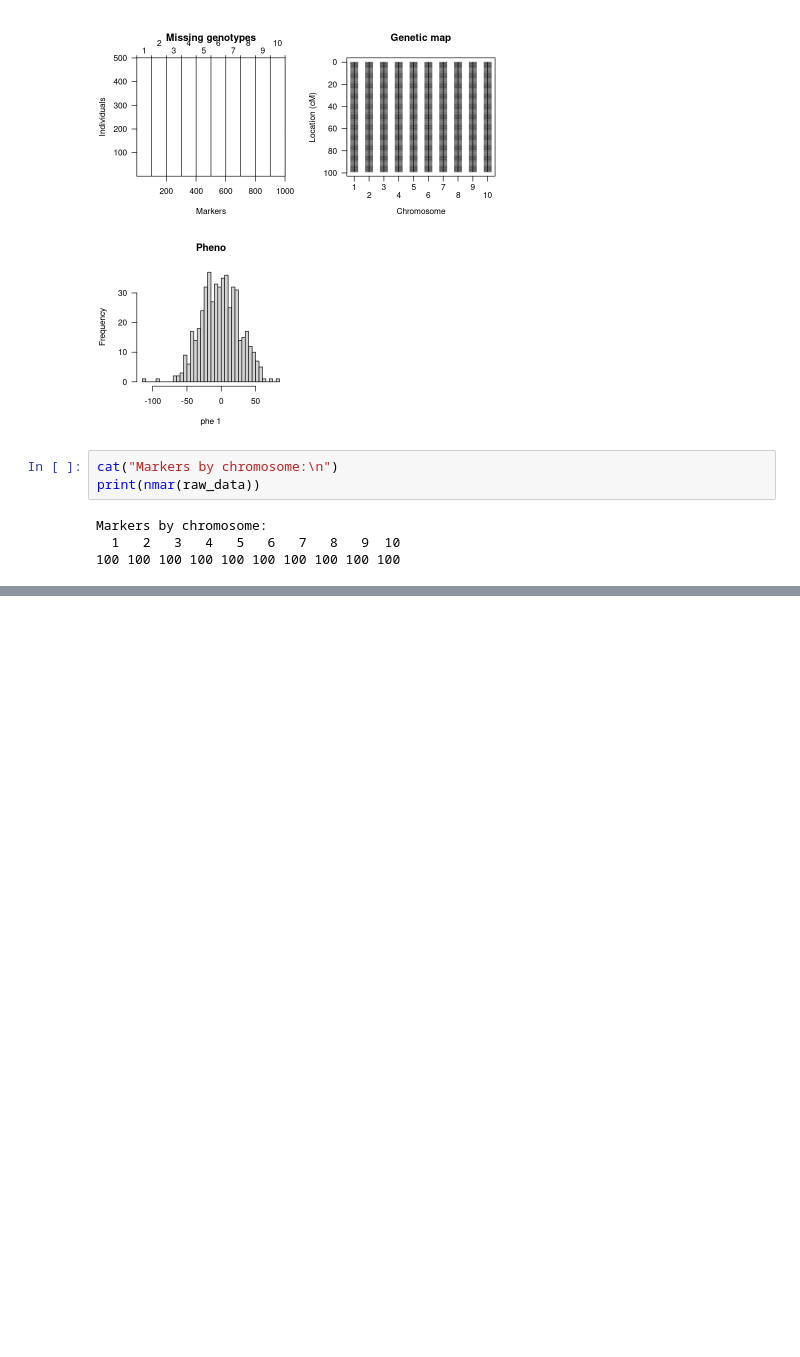
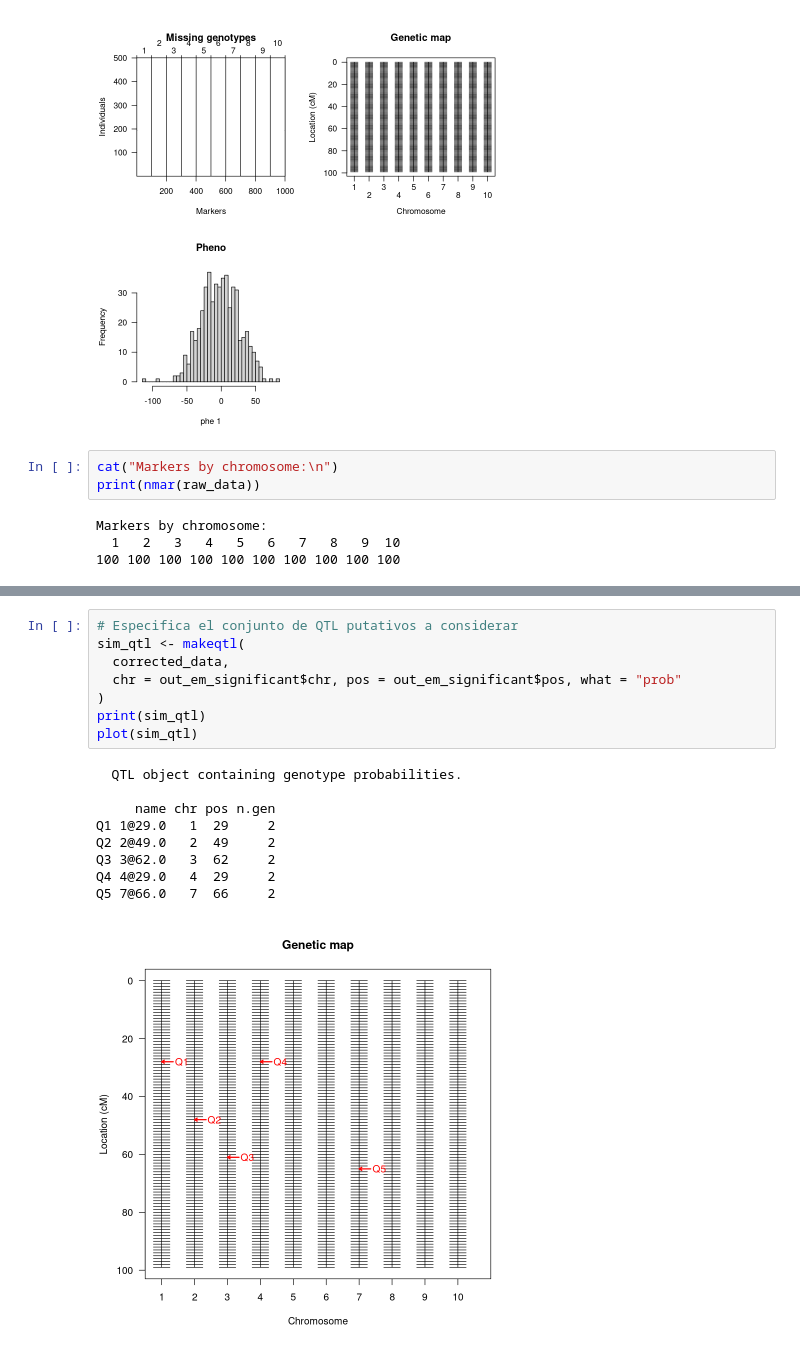
Before and after one commit to hdescobarh/journey-resolution, a Jupyter notebook: GRC_Taller04_mapeo_ligamiento/Code/ejercicio.ipynb, the cells around one changed output, grey strips where cells are left out. Cells and saved outputs as stored; diff of their text form; blank space fills up the shorter version.

```diff
--- a/GRC_Taller04_mapeo_ligamiento/Code/ejercicio.ipynb
+++ b/GRC_Taller04_mapeo_ligamiento/Code/ejercicio.ipynb
@@ -105,0 +233,18 @@ Markers by chromosome:
+# %%
+# Especifica el conjunto de QTL putativos a considerar
+sim_qtl <- makeqtl(
+  corrected_data,
+  chr = out_em_significant$chr, pos = out_em_significant$pos, what = "prob"
+)
+print(sim_qtl)
+plot(sim_qtl)
+# %% [output]
+  QTL object containing genotype probabilities.
+
+     name chr pos n.gen
+Q1 1@29.0   1  29     2
+Q2 2@49.0   2  49     2
+Q3 3@62.0   3  62     2
+Q4 4@29.0   4  29     2
+Q5 7@66.0   7  66     2
+[figure, added]
```
Also changed, not shown: parts of 14 cells of this notebook.
